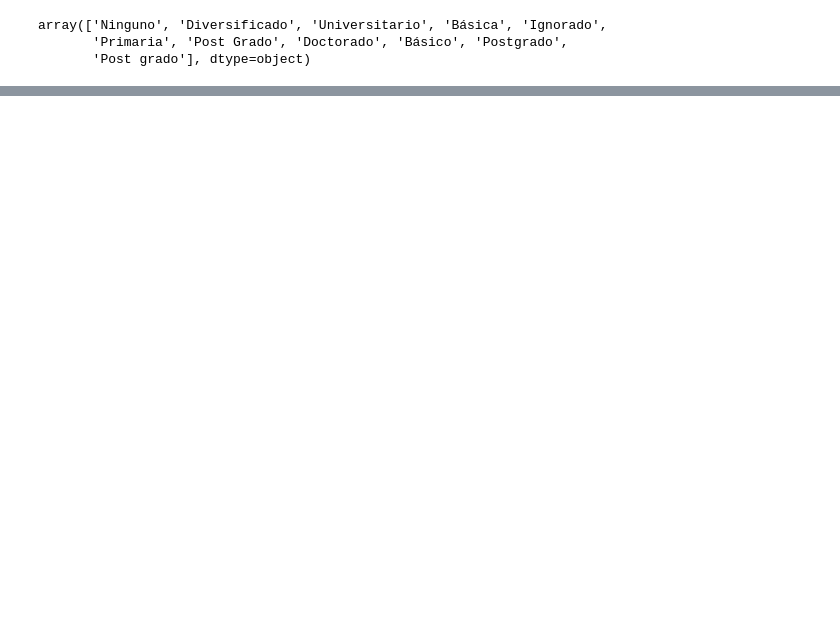
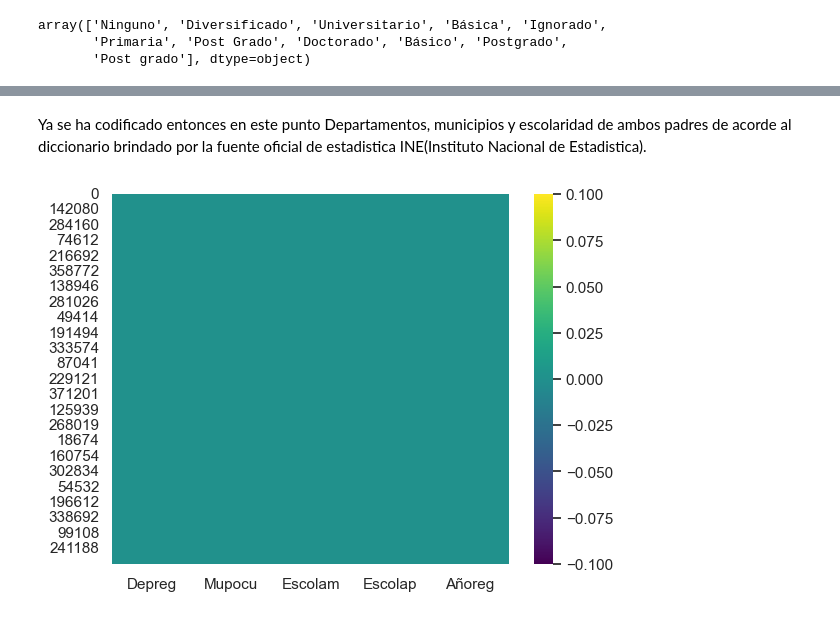
Before and after one commit to Diego-CB/Proyecto1-Mineria, a Jupyter notebook: newdata/dataset.ipynb, the cells around one changed output, grey strips where cells are left out. Cells and saved outputs as stored; diff of their text form; code cells hidden in the pictures; blank space fills up the shorter version.

```diff
--- a/newdata/dataset.ipynb
+++ b/newdata/dataset.ipynb
@@ -60,3 +208,8 @@ data['Escolam'].unique()
 array(['Ninguno', 'Diversificado', 'Universitario', 'Básica', 'Ignorado',
        'Primaria', 'Post Grado', 'Doctorado', 'Básico', 'Postgrado',
        'Post grado'], dtype=object)
+# %%
+data['Escolap'] = data['Escolap'].replace(['Post Grado', 'Post grado'], 'Postgrado')
+data['Escolam'] = data['Escolap'].replace(['Post Grado', 'Post grado'], 'Postgrado')
+data['Escolap'] = data['Escolap'].replace('Básico', 'Básica')
+data['Escolam'] = data['Escolap'].replace('Básico', 'Básica')
@@ -62,0 +236,21 @@ array(['Ninguno', 'Diversificado', 'Universitario', 'Básica', 'Ignorado',
+# %%
+data['Escolam'] = data['Escolam'].replace({
+    'Ninguno': 1,
+    'Primaria': 2,
+    'Básica': 3,
+    'Diversificado': 4,
+    'Universitario': 5,
+    'Postgrado': 6,
+    'Ignorado': 7,
+    'Doctorado': 8
+})
+data['Escolap'] = data['Escolap'].replace({
+    'Ninguno': 1,
+    'Primaria': 2,
+    'Básica': 3,
+    'Diversificado': 4,
+    'Universitario': 5,
+    'Postgrado': 6,
+    'Ignorado': 7,
+    'Doctorado': 8
+})
@@ -62,0 +693,2 @@ array(['Ninguno', 'Diversificado', 'Universitario', 'Básica', 'Ignorado',
+# %%
+data = data[~data['Mupocu'].astype(str).str.contains('\d+\.\d+', na=False)]
@@ -62,0 +1067,2 @@ array(['Ninguno', 'Diversificado', 'Universitario', 'Básica', 'Ignorado',
+# %%
+data['Mupocu'] = data['Mupocu'].astype(int)
@@ -62,0 +1112,7 @@ array(['Ninguno', 'Diversificado', 'Universitario', 'Básica', 'Ignorado',
+# %% [markdown]
+Ya se ha codificado entonces en este punto Departamentos, municipios y escolaridad de ambos padres de acorde al diccionario brindado por la fuente oficial de estadistica INE(Instituto Nacional de Estadistica).
+# %%
+sns.heatmap(data.isna(), cmap='viridis')
+plt.show()
+# %% [output]
+[figure, added]
```
Also changed, not shown: parts of 36 cells of this notebook.
